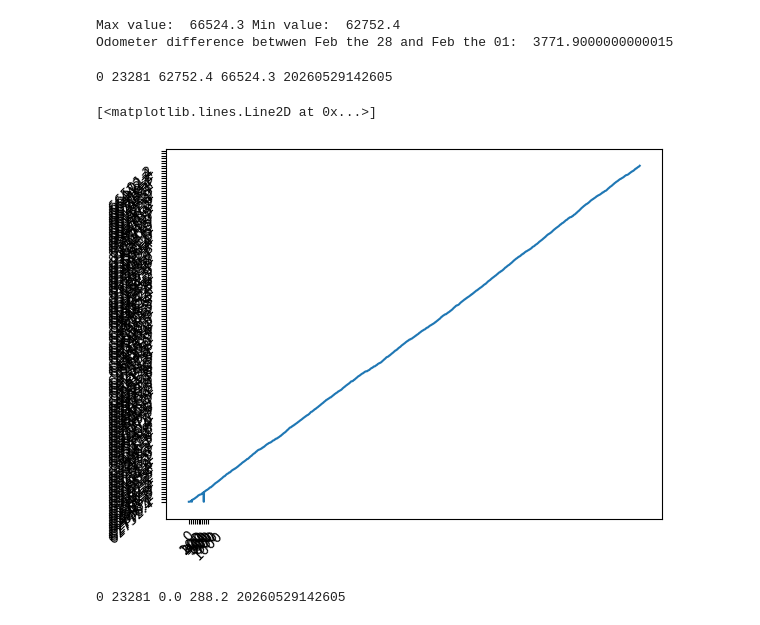
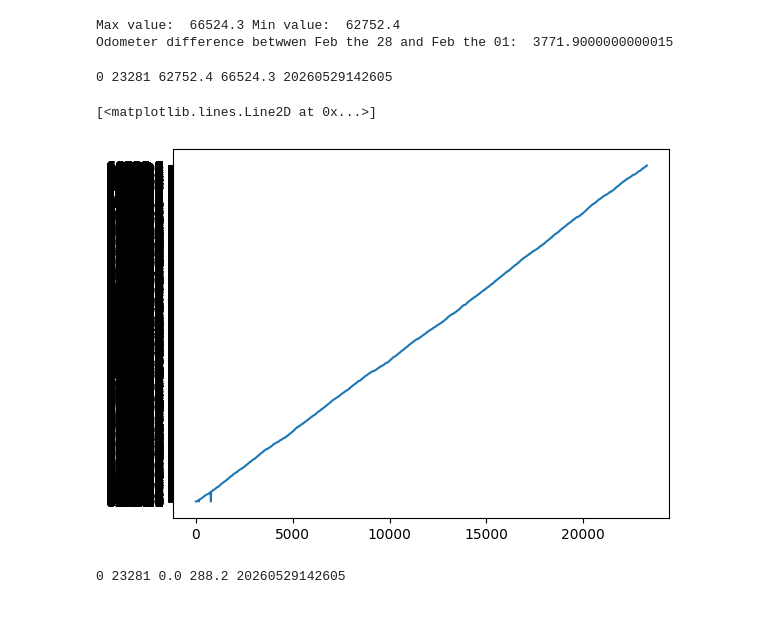
Before and after one commit to jlhb1984/Zonar_projects, a Jupyter notebook: notebooks/chilco TS000172510.ipynb, the cells around one changed output. Saved outputs shown, nothing was run; the diff lists cells and outputs as text; code cells hidden in the pictures.

```diff
--- a/notebooks/chilco TS000172510.ipynb
+++ b/notebooks/chilco TS000172510.ipynb
@@ -6,7 +6,7 @@ import matplotlib.pyplot as plt
 # %%
 # This script get the database of events with Odometer that I created in my research.
 events=pd.read_csv(r'C:\Users\Jose.Hurtado\Documents\Zonar_projects\data\zonar\events.csv',sep=';')
-events_with_odometer=events[events['Odometer'].str.contains('y')]
+events_with_odometer=events[events['Odometer'].str.contains('Y')]
 df_book_table01=events_with_odometer
 # %%
 raw_data=pd.read_csv(r'C:\Users\Jose.Hurtado\Documents\Zonar_projects\data\chilco\eqz327.csv',sep=',')
@@ -323,21 +411,19 @@ result_ordered=result.sort_values('Date',ascending=True)
 # %%
 x_axis=[]
 y_axis=[]
 date_time=[]
 for i in range(0,result_ordered.shape[0]-1):
     x_axis.append(i)
     y_axis.append(result_ordered.iloc[i,20])
     date_time.append(result_ordered.iloc[i,31])
 
 print(min(x_axis),max(x_axis),min(y_axis),max(y_axis),date_time[max(x_axis)])
 
-plt.xticks(range(0,1010,100),rotation=45)
-plt.yticks(range(0,65800,100),rotation=45)
 plt.plot(x_axis,y_axis)
 # %% [output]
 0 23281 62752.4 66524.3 20260529142605
 [<matplotlib.lines.Line2D at 0x...>]
-[figure, old version]
+[figure, new version]
 # %%
 x_axis=[]
 y_axis=[]
```
Also changed, not shown: parts of 3 cells of this notebook, 11 other files.
